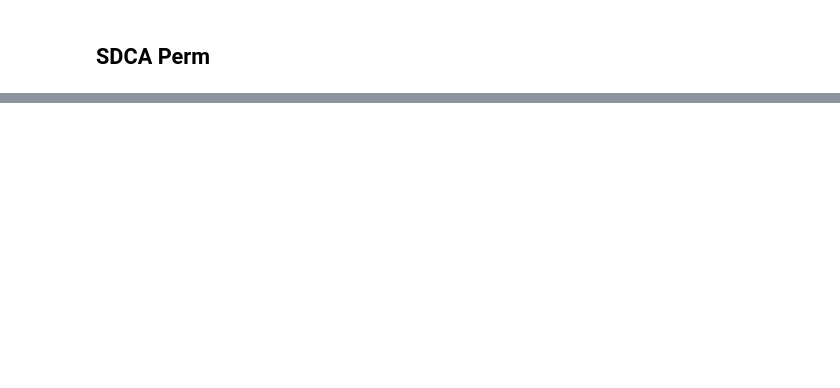
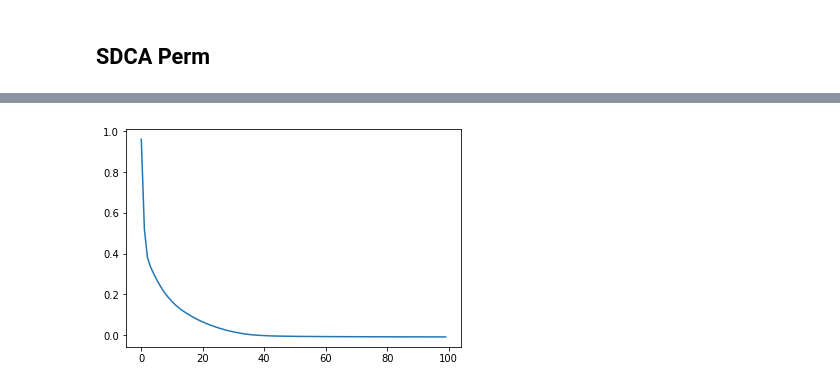
Before and after one commit to BoucheDimitri/SOADML, a Jupyter notebook: SDCA.ipynb, the cells around one changed output, grey strips where cells are left out. Drawn from its saved outputs; the diff is of its cells as text; code cells hidden in the pictures; blank space fills up the shorter version.

```diff
--- a/SDCA.ipynb
+++ b/SDCA.ipynb
@@ -236,3 +208,8 @@ array([-0.16384303, -0.15978787])
+# %%
+plt.plot(gaps)
+plt.show()
+# %% [output]
+[figure, added]
 # %%
 def hyperplane(w, xgrid):
     return (-w[0] / w[1]) * xgrid
```
Also changed, not shown: parts of 7 cells of this notebook.
